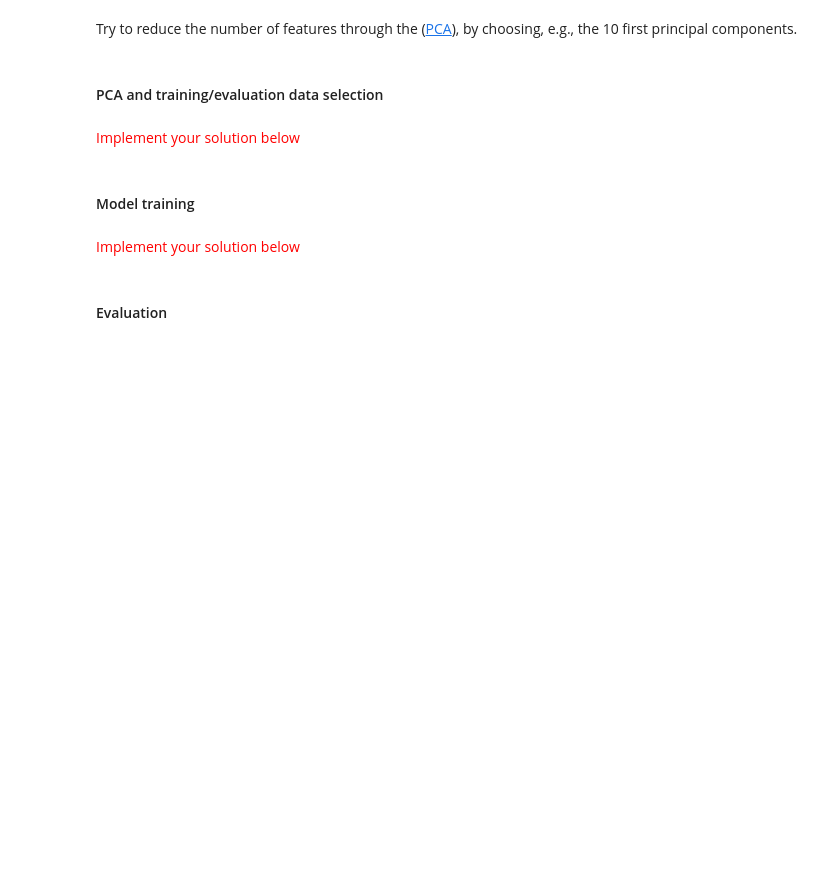
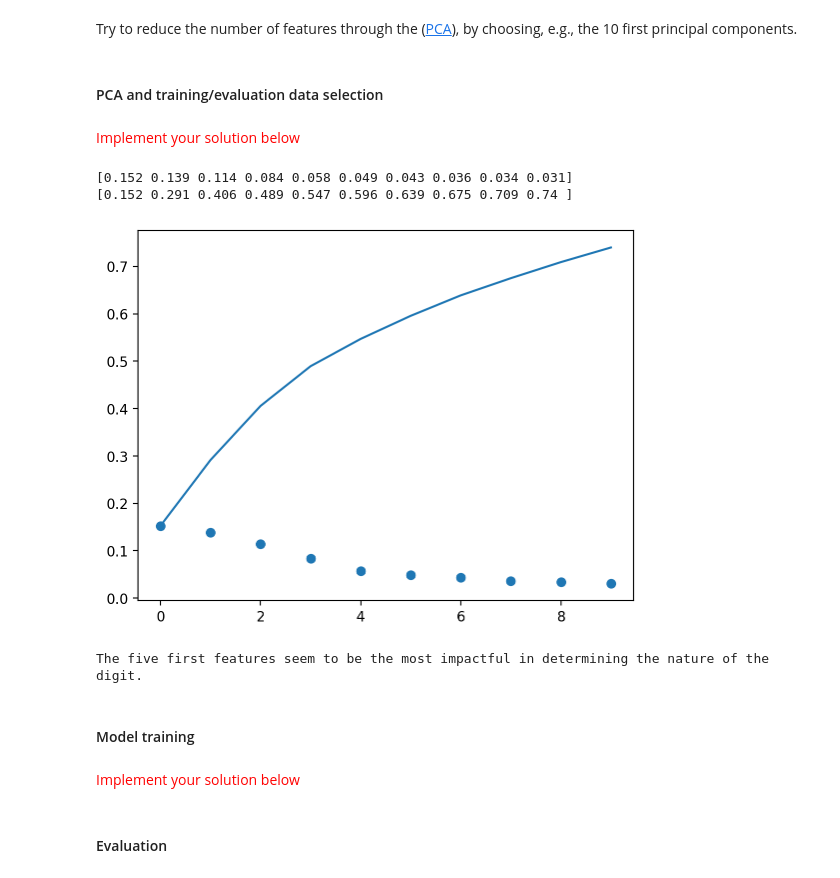
Before and after one commit to OloruntobiOlutola/Hands-on-ML, a Jupyter notebook: TP 2 - Scikit-Learn - Evaluation.ipynb, the cells around one changed output. Drawn from its saved outputs; the diff is of its cells as text; code cells hidden in the pictures; blank space fills up the shorter version.

Commit message:
Update TP 2 - Scikit-Learn - Evaluation.ipynb
- Complete the majority of the questions
- add some comments

```diff
--- a/TP 2 - Scikit-Learn - Evaluation.ipynb
+++ b/TP 2 - Scikit-Learn - Evaluation.ipynb
@@ -218,6 +260,40 @@ Try to reduce the number of features through the ([PCA](https://scikit-learn.org
 #### PCA and training/evaluation data selection
 # %% [markdown]
 <span style="color:red">Implement your solution below</span>
+# %%
+# Retrieve the initial dataset
+X_train, X_test, y_train, y_test = train_test_split(
+    data, digits.target, test_size=0.25, random_state=21)
+# %%
+from sklearn.decomposition import PCA
+
+N_COMP = 10
+pca = PCA(n_components=N_COMP)
+
+# Learn the pca model to the training set and apply the model to it
+train_pca = pca.fit_transform(X_train)
+
+# Transform the test set with the pca features
+test_pca = pca.transform(X_test)
+
+# Display variance ratios and cumulative variance
+with np.printoptions(precision=3):
+    print(pca.explained_variance_ratio_)
+with np.printoptions(precision=3):
+    print(pca.explained_variance_ratio_.cumsum()) # cumulative distribution of variance
+
+# Variance analysis
+x = list(range(10))
+plt.subplot()
+plt.scatter(x, pca.explained_variance_ratio_)
+plt.plot(pca.explained_variance_ratio_.cumsum())
+plt.show()
+print("The five first features seem to be the most impactful in determining the nature of the digit.")
+# %% [output]
+[0.152 0.139 0.114 0.084 0.058 0.049 0.043 0.036 0.034 0.031]
+[0.152 0.291 0.406 0.489 0.547 0.596 0.639 0.675 0.709 0.74 ]
+[figure, added]
+The five first features seem to be the most impactful in determining the nature of the digit.
 # %% [markdown]
 #### Model training
 # %% [markdown]
```
Also changed, not shown: parts of 15 cells of this notebook.
